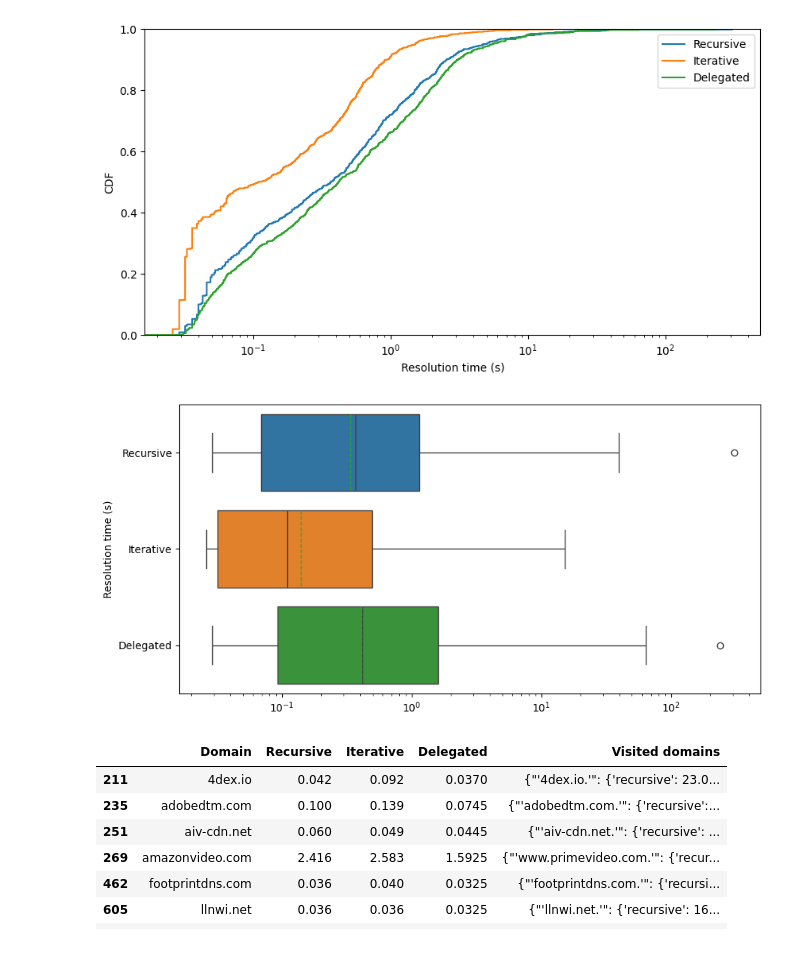
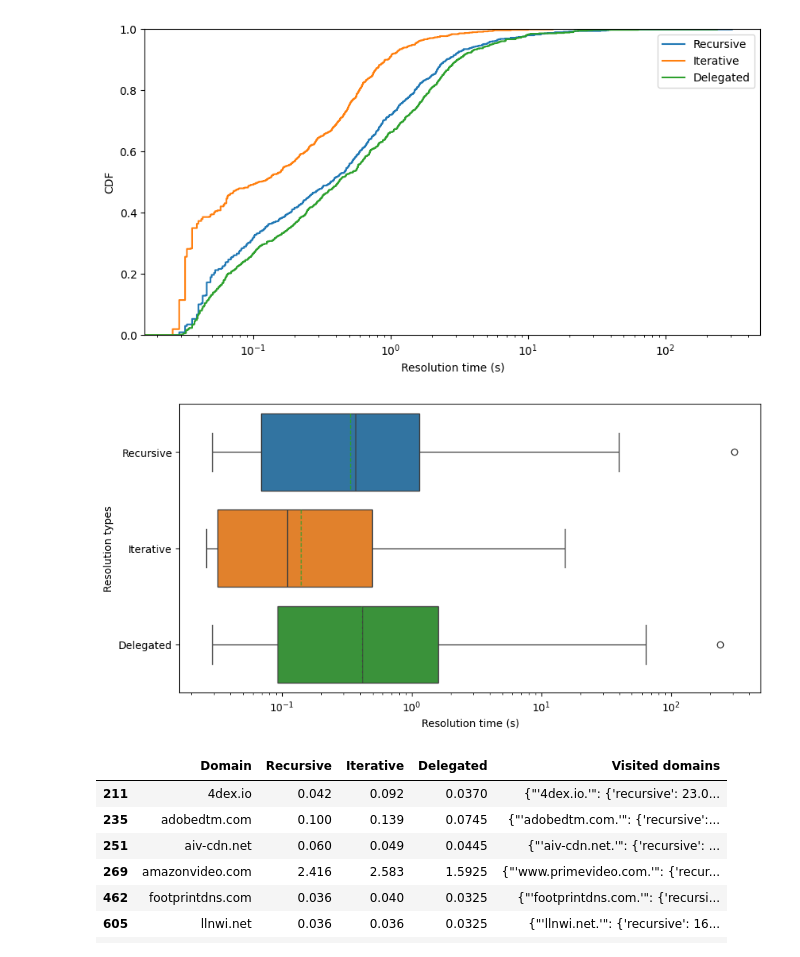
Before and after one commit to SachinJalan/DNS-Renaissance, a Jupyter notebook: plot-delegation.ipynb, the cells around one changed output. Cells and saved outputs as stored; diff of their text form; code cells hidden in the pictures.

```diff
--- a/plot-delegation.ipynb
+++ b/plot-delegation.ipynb
@@ -96,11 +96,12 @@ plt.show()
 # %%
 # next plot a boc plot for recursive, iterative and delgated where mean, the standarfd deviations are ploted. X axis is the type of resolution and Y axis is the resolution time in seconds
 plt.figure(figsize=(10, 5))
 sns.boxplot(data=df[['Recursive', 'Iterative', 'Delegated']], showmeans=True, meanline=True, log_scale=True, orient='h')
-plt.ylabel('Resolution time (s)')
+plt.ylabel('Resolution types')
+plt.xlabel('Resolution time (s)')
 plt.show()
 # %% [output]
-[figure, old version]
+[figure, new version]
 # %%
 # Those domains who have lower delegated time than recursive time and iterative time
 df[df['Delegated'] < df['Recursive']][df['Delegated'] < df['Iterative']]
```
Also changed, not shown: parts of 4 cells of this notebook, 1 other file.
